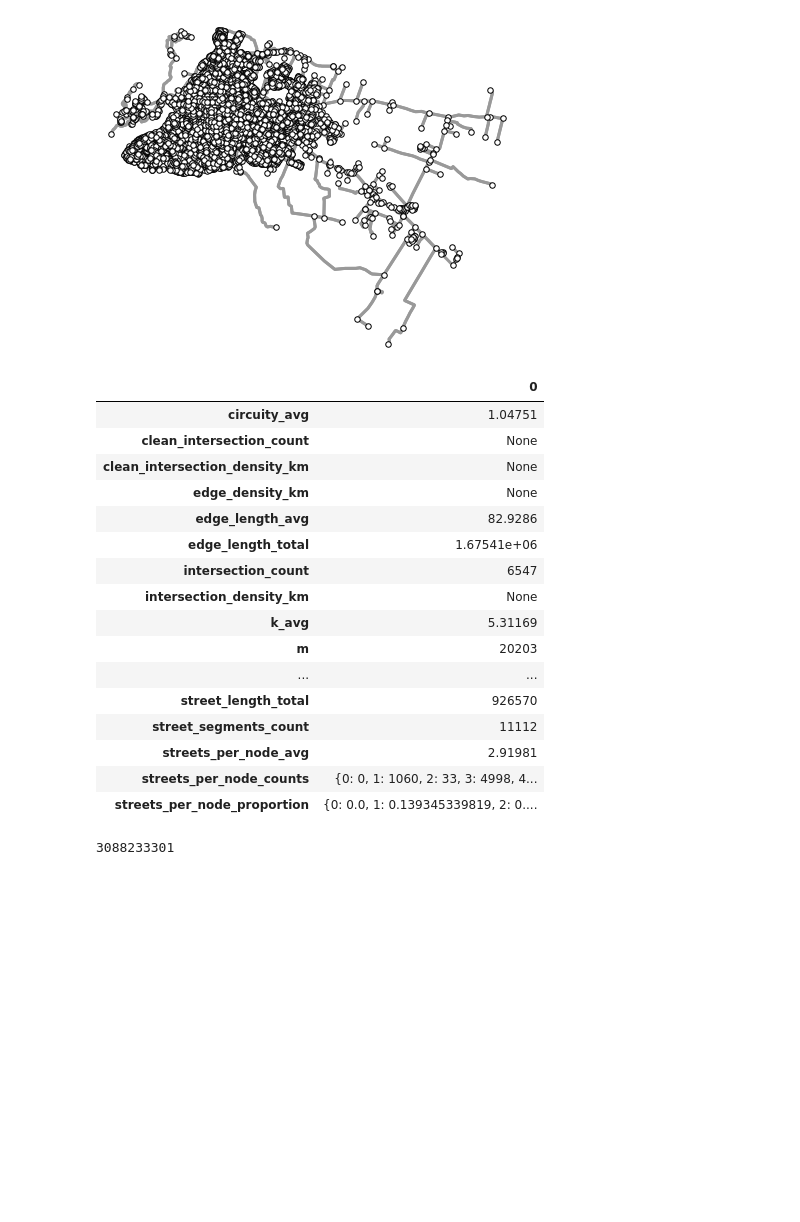
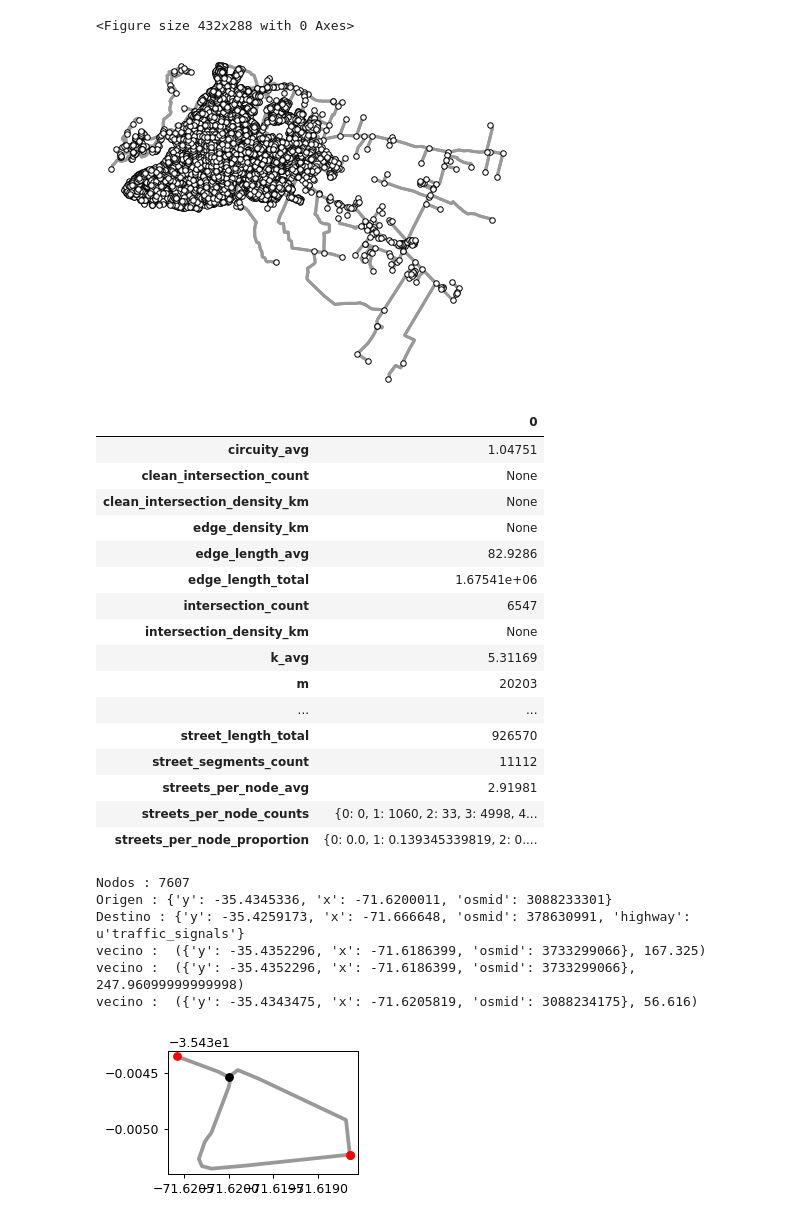
Before and after one commit to sherna90/matematicas_discretas, a Jupyter notebook: Caminos_mas_cortos.ipynb, the cells around one changed output. Drawn from its saved outputs; the diff is of its cells as text; code cells hidden in the pictures; blank space fills up the shorter version.

```diff
--- a/Caminos_mas_cortos.ipynb
+++ b/Caminos_mas_cortos.ipynb
@@ -5,14 +7,20 @@ import osmnx as ox
 import networkx as nx
 import pandas as pd
 from IPython.display import display
+import matplotlib.pyplot as plt
 
 ox.config(log_file=True, log_console=True, use_cache=True)
 G=ox.graph_from_place('Talca,Chile',network_type='bike', simplify=True)
+
+plt.figure()
 ox.plot_graph(ox.project_graph(G),node_color='w', node_edgecolor='k', node_size=30,node_zorder=3, edge_linewidth=3)
+plt.show()
+
 stats=ox.basic_stats(G)
 df=pd.DataFrame(pd.Series(stats)).T
 display(df.T)
 # %% [output]
+<Figure size 432x288 with 0 Axes>
 [figure]
 |  | 0 |
 | circuity_avg | 1.04751 |
@@ -37,7 +45,37 @@ destination_point = (-35.425901, -71.666645)
 origin_node = ox.get_nearest_node(G, origin_point)
 destination_node = ox.get_nearest_node(G, destination_point)
 ox.save_graphml(G, filename='talca_ciclovias.graphml')
-# %%
-print origin_node
-# %% [output]
-3088233301
+# %%
+import json
+from shapely.geometry import LineString
+
+def plot_coords(ax, x, y, color='#FF0000', zorder=1):
+    ax.plot(x, y, 'o', color=color, zorder=zorder)
+
+def plot_line(ax, ob, color='#999999'):
+    parts = hasattr(ob, 'geoms') and ob or [ob]
+    for part in parts:
+        x, y = part.xy
+        ax.plot(x, y, color=color, linewidth=3, solid_capstyle='round', zorder=1)
+
+
+print 'Nodos :',N
+print 'Origen :',G.node[origin_node]
+print 'Destino :',G.node[destination_node]
+
+fig = plt.figure(1, dpi=90)
+ax = fig.add_subplot(221)
+for p,n,data in G.edges(origin_node,True):
+    line=data['geometry']
+    plot_line(ax, line)
+    print 'vecino : ',(G.node[n],data['length'])
+    plot_coords(ax, G.node[n]['x'], G.node[n]['y'])
+plot_coords(ax, G.node[origin_node]['x'], G.node[origin_node]['y'],color='#000000')
+# %% [output]
+Nodos : 7607
+Origen : {'y': -35.4345336, 'x': -71.6200011, 'osmid': 3088233301}
+Destino : {'y': -35.4259173, 'x': -71.666648, 'osmid': 378630991, 'highway': u'traffic_signals'}
+vecino :  ({'y': -35.4352296, 'x': -71.6186399, 'osmid': 3733299066}, 167.325)
+vecino :  ({'y': -35.4352296, 'x': -71.6186399, 'osmid': 3733299066}, 247.96099999999998)
+vecino :  ({'y': -35.4343475, 'x': -71.6205819, 'osmid': 3088234175}, 56.616)
+[figure, added]
```
Also changed, not shown: parts of 2 cells of this notebook, 3 other files.
